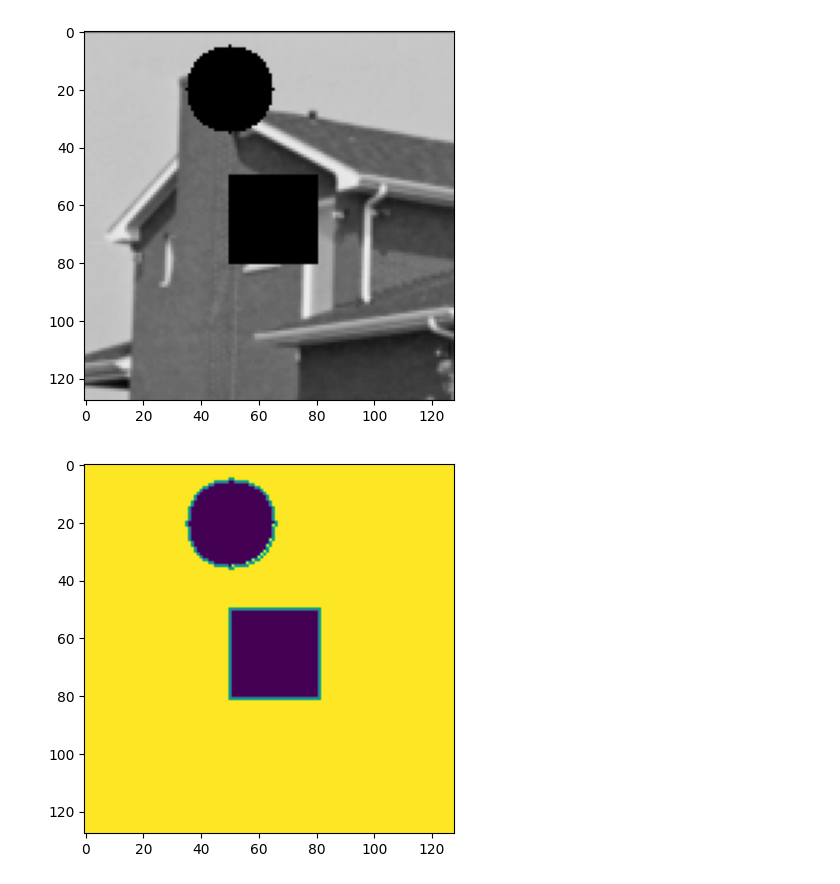
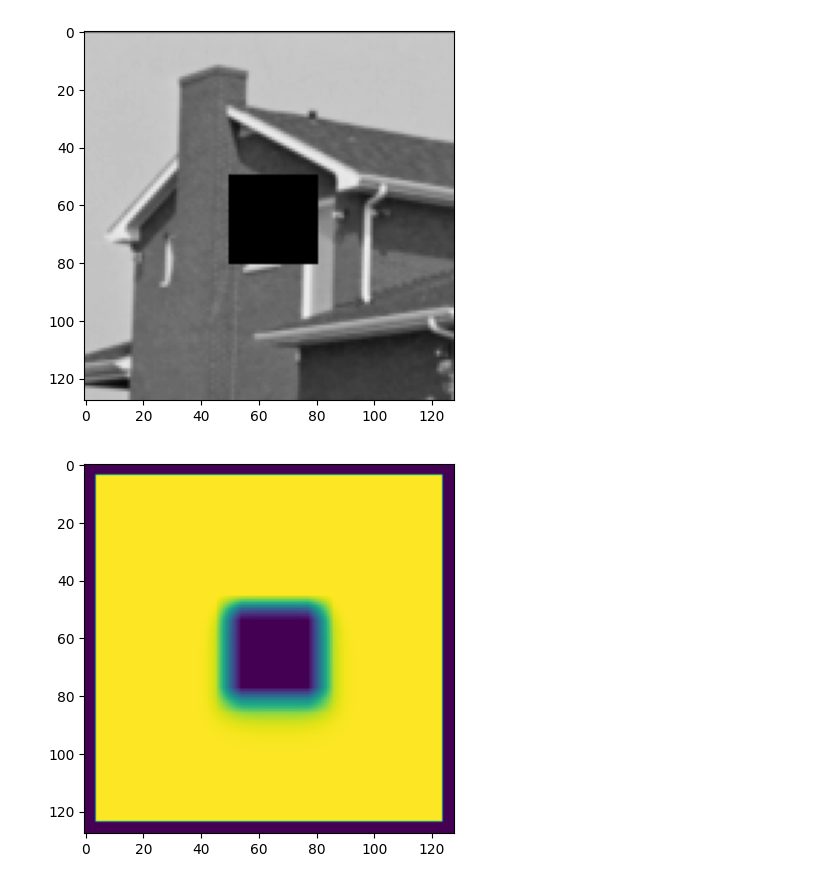
Before and after one commit to clementgilli/inpainting, a Jupyter notebook: worksheet.ipynb, the cells around one changed output. Cells and saved outputs as stored; diff of their text form; code cells hidden in the pictures.

```diff
--- a/worksheet.ipynb
+++ b/worksheet.ipynb
@@ -4,14 +4,14 @@ from utilities import *
 # %%
 imgp = PatchedImage("images/maison-petit.tif",4)
 #imgp.set_masque(masque_circulaire((50,50),15,imgp.img.shape))
-imgp.set_masque(masque_carre((50,50),(80,80),imgp.img.shape)+masque_circulaire((20,50),15,imgp.img.shape))
+imgp.set_masque(masque_carre((50,50),(80,80),imgp.img.shape))#+masque_circulaire((20,50),15,imgp.img.shape))
 imgp.set_priorities()
 imgp.show_img()
 # %% [output]
-[figure, old version]
+[figure, new version]
 # %%
-plt.imshow(imgp.zone); # pourquoi pas la meme priorité sur les bors de l'image (haut/gauche et bas/droite)
+plt.imshow(imgp.priority); # pourquoi pas la meme priorité sur les bors de l'image (haut/gauche et bas/droite)
 #plt.xlim(30, 70)
 #plt.ylim(30, 70)
 # %% [output]
-[figure, old version]
+[figure, new version]
```
Also changed, not shown: parts of 5 cells of this notebook, 1 other file.
